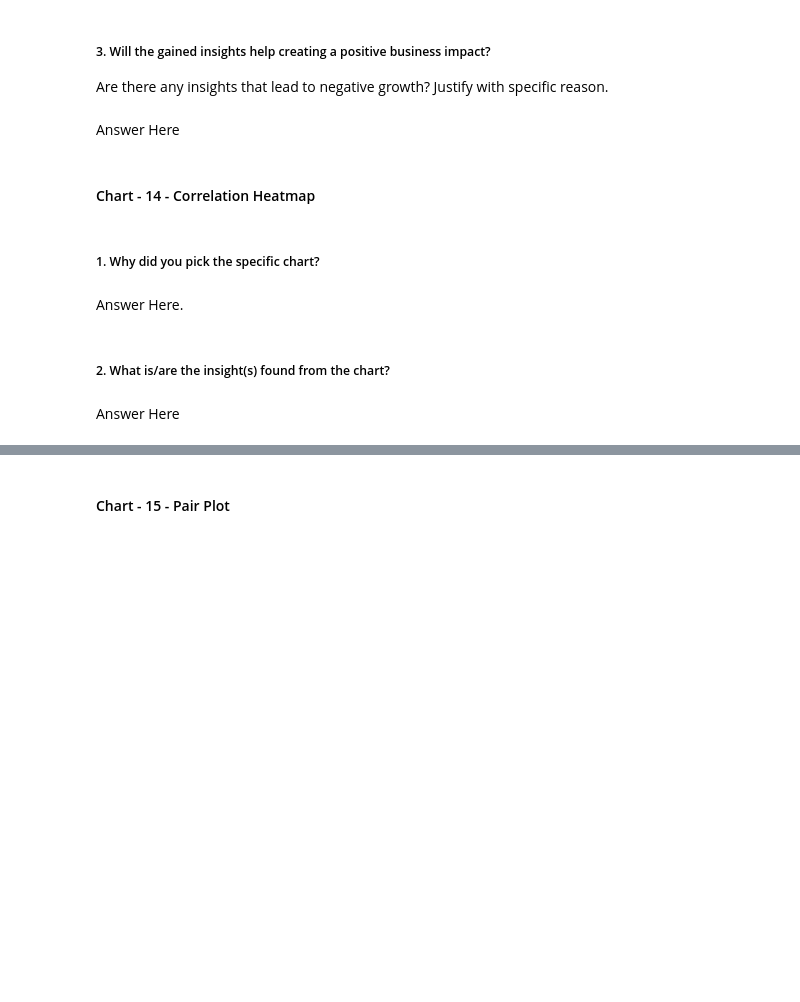
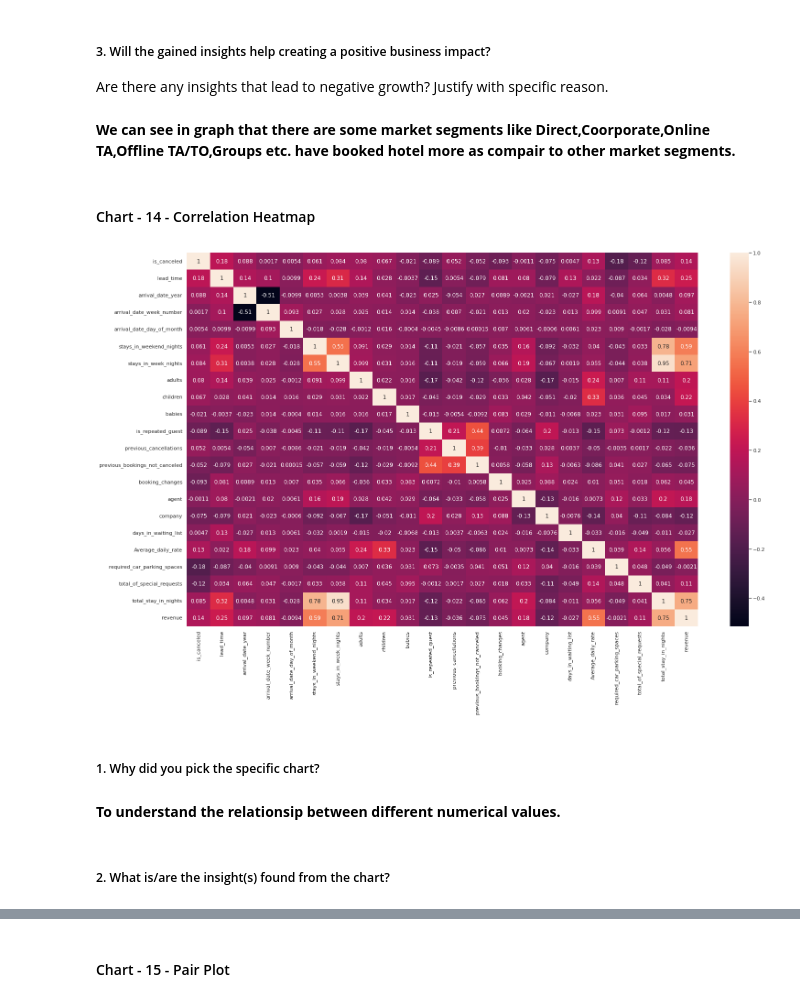
Before and after one commit to Ganeshbhavale/EDA-Hotel-Booking-Analysis., a Jupyter notebook: Ganesh_EDA_Hotel_Booking_Project_.ipynb, the cells around one changed output, grey strips where cells are left out. Drawn from its saved outputs; the diff is of its cells as text; code cells hidden in the pictures; blank space fills up the shorter version.

```diff
--- a/Ganesh_EDA_Hotel_Booking_Project_.ipynb
+++ b/Ganesh_EDA_Hotel_Booking_Project_.ipynb
@@ -1040,7 +1059,7 @@ Answer Here
 # %% [markdown]
 ##### 3. Will the gained insights help creating a positive business impact?
 Are there any insights that lead to negative growth? Justify with specific reason.
-# %% [markdown]
-Answer Here
+# %% [markdown]
+**We can see in graph that there are some market segments like Direct,Coorporate,Online TA,Offline TA/TO,Groups etc. have  booked hotel more as compair to other market segments.**
 # %% [markdown]
 #### Chart - 14 - Correlation Heatmap
@@ -1049,8 +1066,12 @@ Answer Here
+# %%
+# Correlation Heatmap visualization code
+fig, ax = plt.subplots(figsize=(25,15))
+sns.heatmap(Hotel_data_df_1.corr(), annot=True, ax=ax);
+# %% [output]
+[figure, added]
 # %% [markdown]
 ##### 1. Why did you pick the specific chart?
-# %% [markdown]
-Answer Here.
+# %% [markdown]
+**To understand the relationsip between different numerical values.**
 # %% [markdown]
 ##### 2. What is/are the insight(s) found from the chart?
-# %% [markdown]
-Answer Here
```
Also changed, not shown: parts of 14 cells of this notebook.
